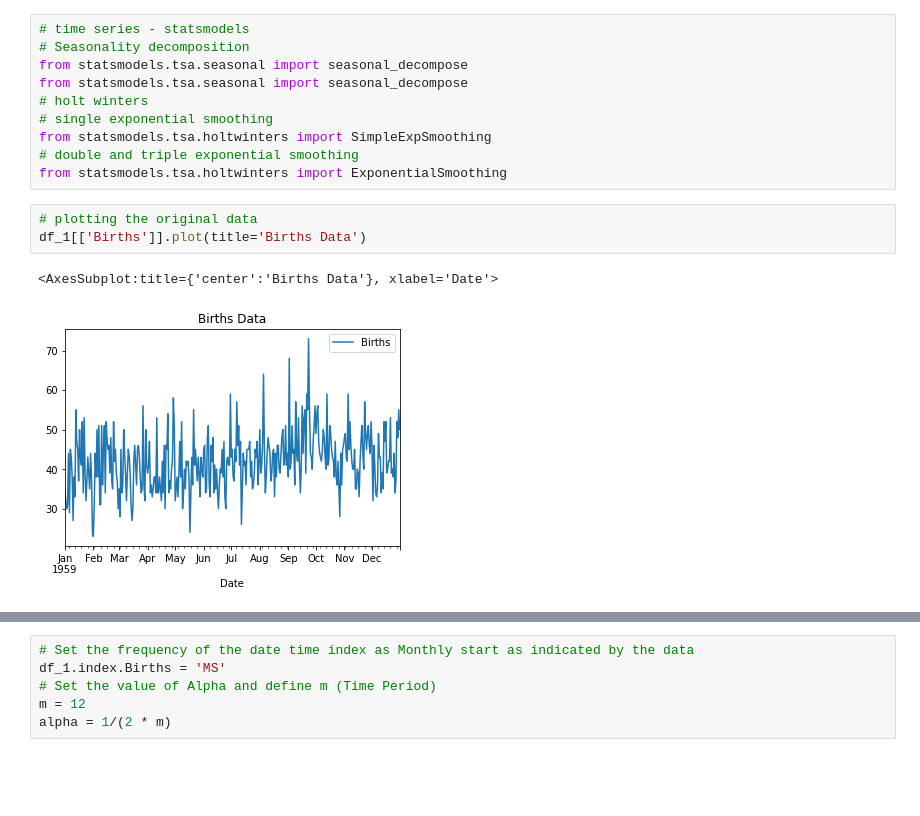
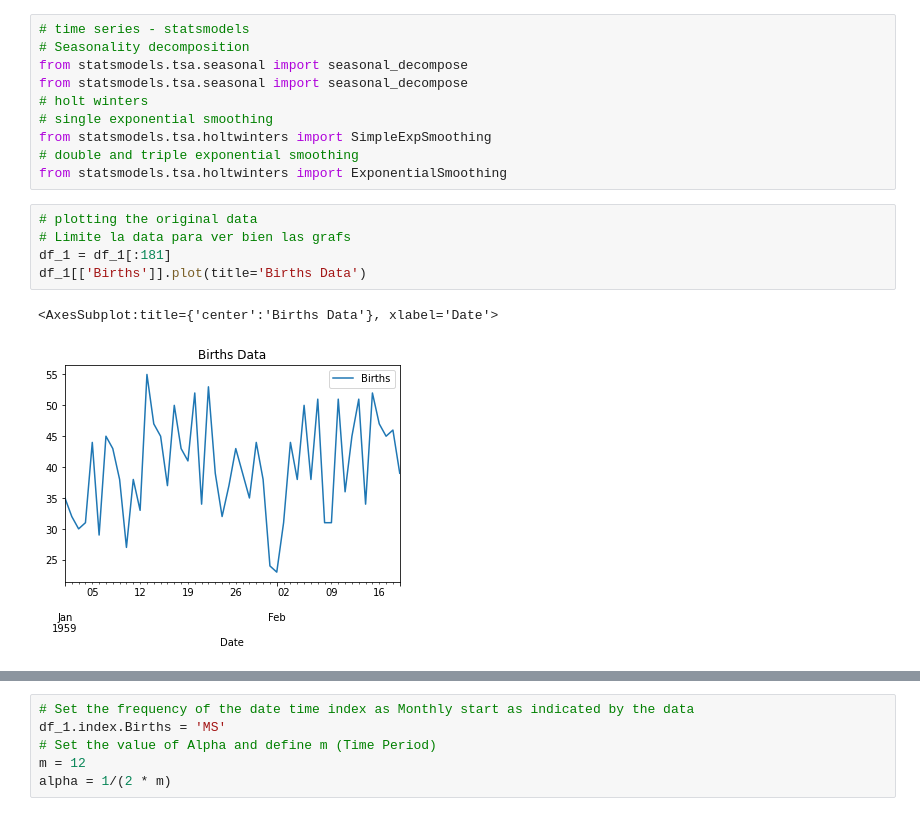
Before and after one commit to CamilaGO/Lab7-ds, a Jupyter notebook: Laboratorio 7 - Female Births.ipynb, the cells around one changed output, grey strips where cells are left out. Drawn from its saved outputs; the diff is of its cells as text; blank space fills up the shorter version.

```diff
--- a/Laboratorio 7 - Female Births.ipynb
+++ b/Laboratorio 7 - Female Births.ipynb
@@ -185,8 +183,10 @@ from statsmodels.tsa.holtwinters import SimpleExpSmoothing
 from statsmodels.tsa.holtwinters import ExponentialSmoothing
 # %%
 # plotting the original data
+# Limite la data para ver bien las grafs
+df_1 = df_1[:181]
 df_1[['Births']].plot(title='Births Data')
 # %% [output]
 <AxesSubplot:title={'center':'Births Data'}, xlabel='Date'>
-[figure, old version]
+[figure, new version]
 # %%
```
Also changed, not shown: parts of 9 cells of this notebook.
